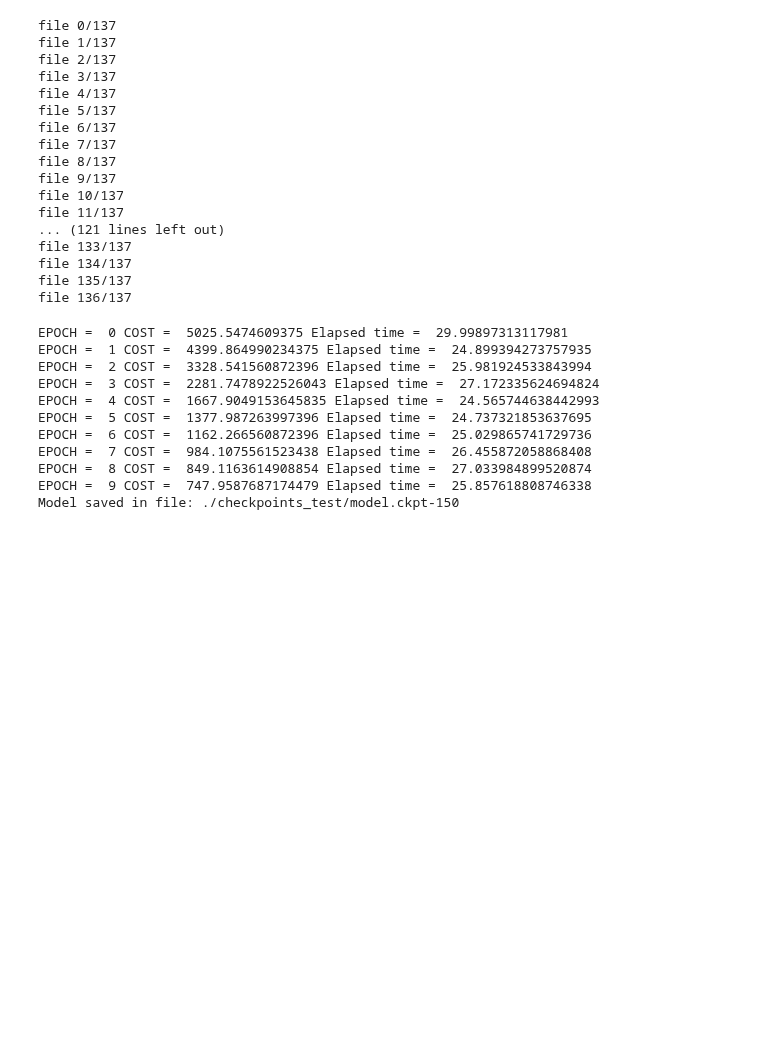
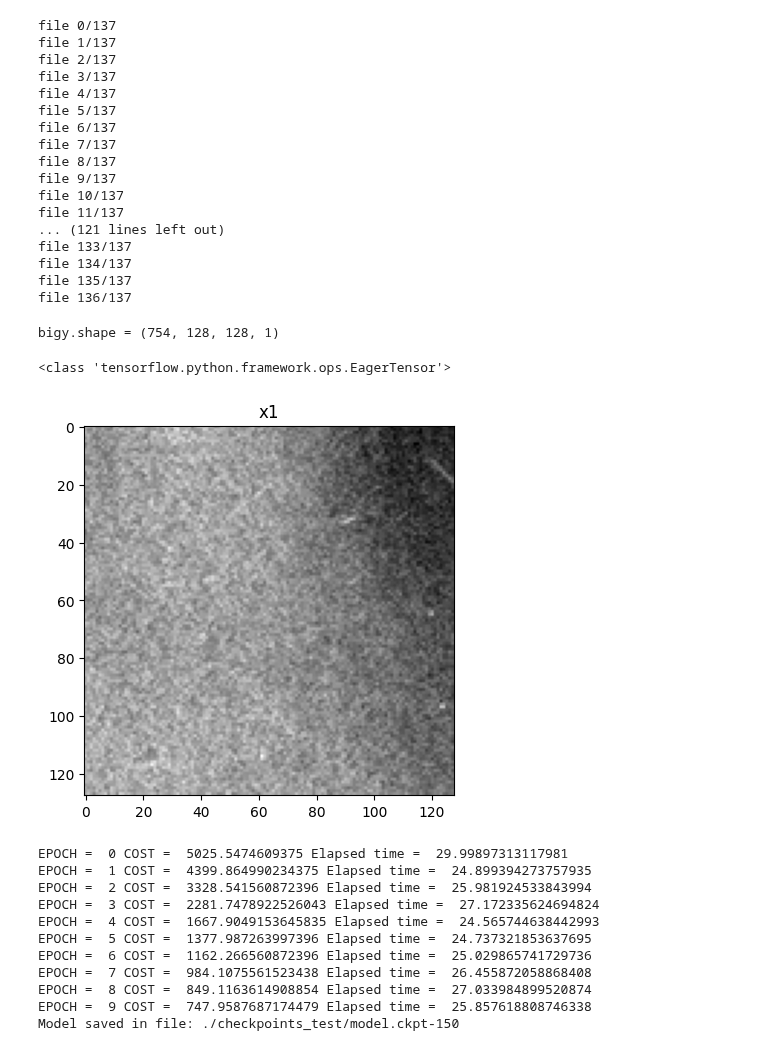
Before and after one commit to AK18k/auto_map, a Jupyter notebook: AUTOMAP_notebook.ipynb, the cells around one changed output. Saved outputs shown, nothing was run; the diff lists cells and outputs as text; code cells hidden in the pictures; blank space fills up the shorter version.

```diff
--- a/AUTOMAP_notebook.ipynb
+++ b/AUTOMAP_notebook.ipynb
@@ -216,0 +259,5 @@ dir_train = ''
+# %%
+dir_train = '/content/drive/MyDrive/automap/img_tiles'
+X_train = load_x_ray_data(dir_train)
+# %% [output]
+bigy.shape = (754, 128, 128, 1)
@@ -217,3 +268,14 @@ dir_train = ''
+# %%
+x1 = X_train[58, :, : , :]
+print(type(x1))
+x1 = tf.squeeze(x1)
+x1 = x1.numpy()
+plt.imshow(x1, cmap='gray')
+plt.title('x1')
+plt.show()
+# %% [output]
+<class 'tensorflow.python.framework.ops.EagerTensor'>
+[figure, added]
 # %%
 tic1 = time.time()
 # Folder with images
```
Also changed, not shown: parts of 8 cells of this notebook.
